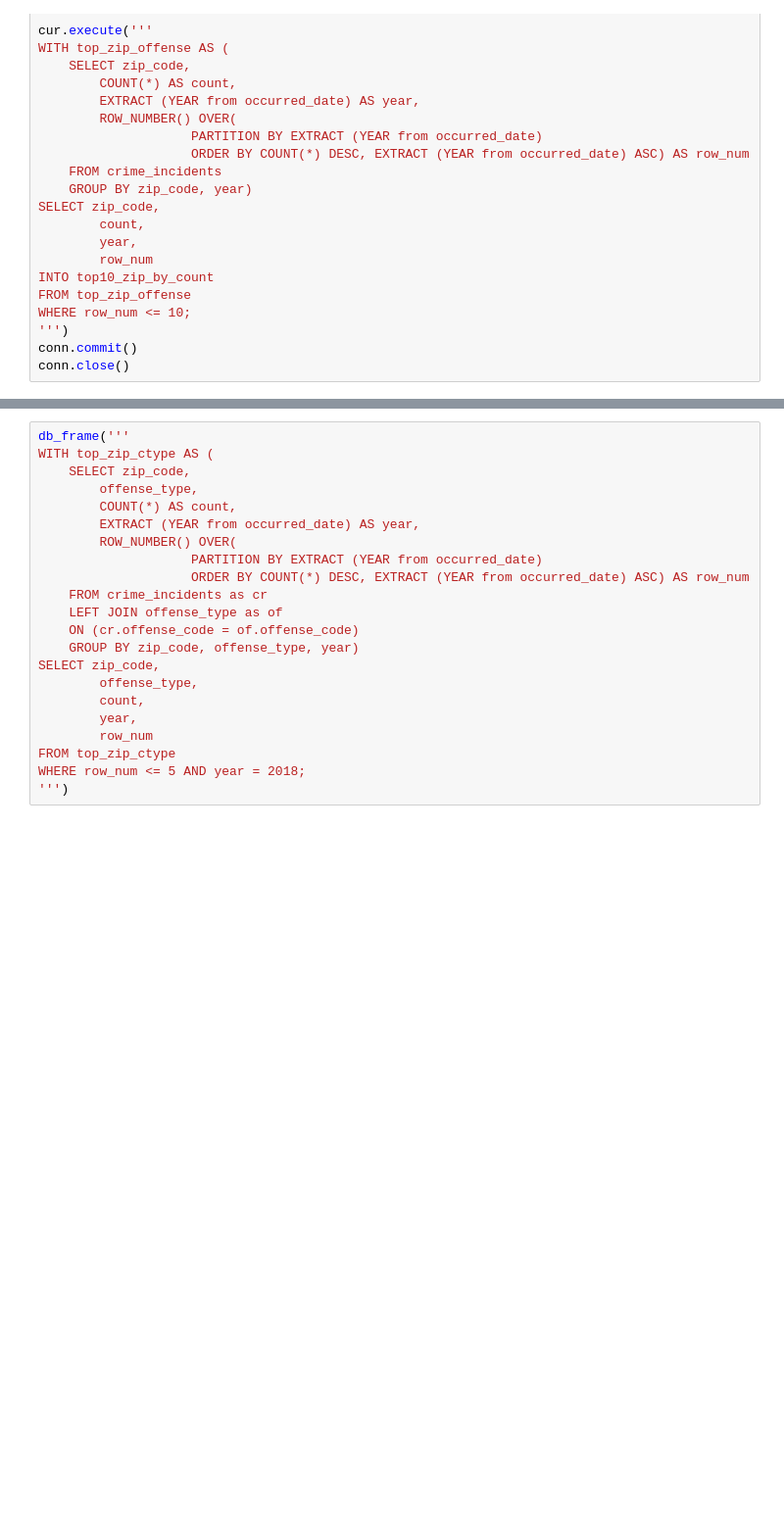
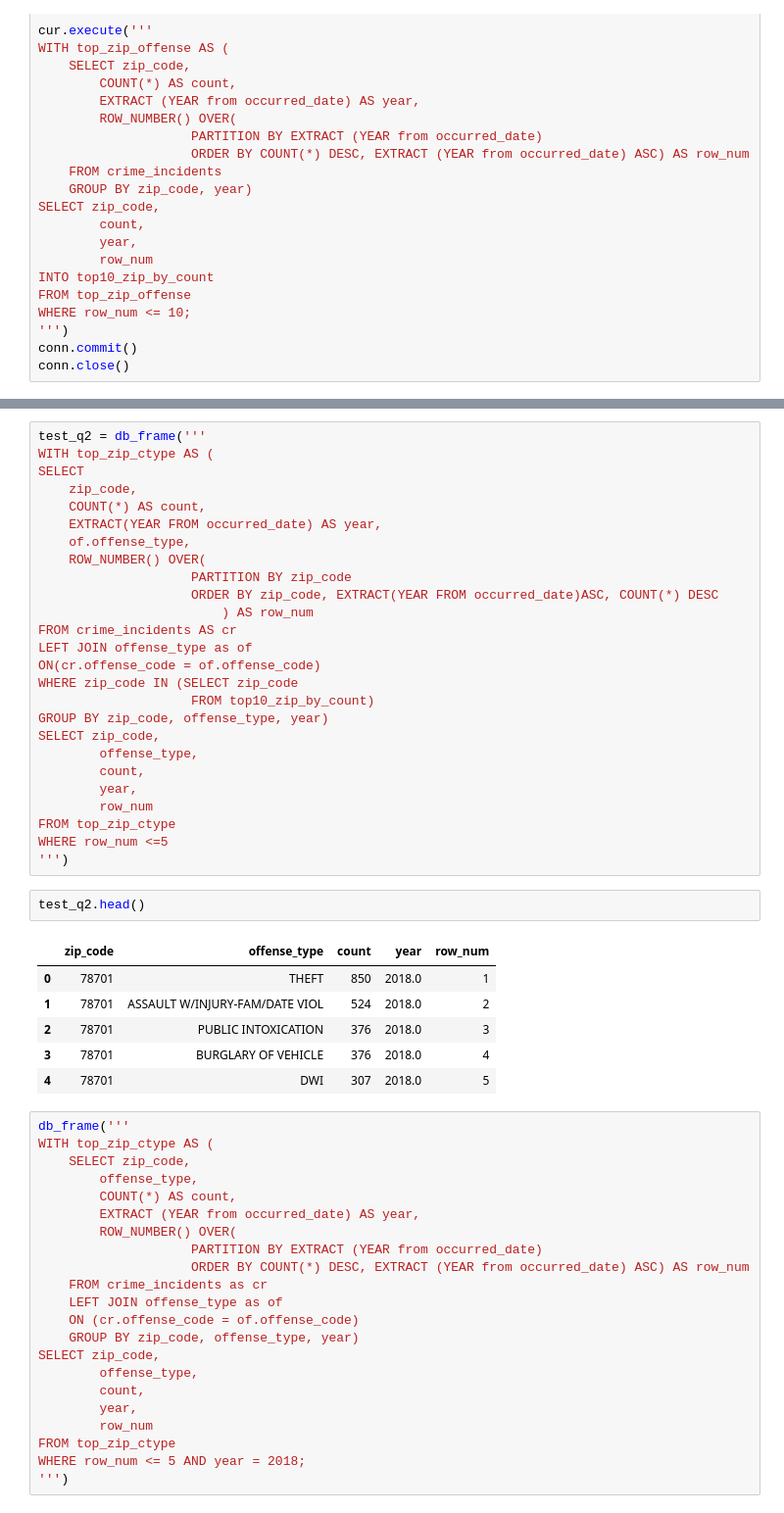
Before and after one commit to DonnieData/austin_crime_EDA, a Jupyter notebook: crime_data_EDA.ipynb, the cells around one changed output, grey strips where cells are left out. Shown: that part at 98% size. Drawn from its saved outputs; the diff is of its cells as text; blank space fills up the shorter version.

```diff
--- a/crime_data_EDA.ipynb
+++ b/crime_data_EDA.ipynb
@@ -1216,3 +1247,38 @@ db_frame('SELECT * FROM top10_zip_by_count').head()
+# %%
+test_q2 = db_frame('''
+WITH top_zip_ctype AS (
+SELECT
+    zip_code,
+    COUNT(*) AS count,
+    EXTRACT(YEAR FROM occurred_date) AS year,
+    of.offense_type,
+    ROW_NUMBER() OVER(
+                    PARTITION BY zip_code
+                    ORDER BY zip_code, EXTRACT(YEAR FROM occurred_date)ASC, COUNT(*) DESC
+                        ) AS row_num
+FROM crime_incidents AS cr
+LEFT JOIN offense_type as of
+ON(cr.offense_code = of.offense_code)
+WHERE zip_code IN (SELECT zip_code
+                    FROM top10_zip_by_count)
+GROUP BY zip_code, offense_type, year)
+SELECT zip_code,
+        offense_type,
+        count,
+        year,
+        row_num
+FROM top_zip_ctype
+WHERE row_num <=5
+''')
+# %%
+test_q2.head()
+# %% [output]
+|  | zip_code | offense_type | count | year | row_num |
+| 0 | 78701 | THEFT | 850 | 2018.0 | 1 |
+| 1 | 78701 | ASSAULT W/INJURY-FAM/DATE VIOL | 524 | 2018.0 | 2 |
+| 2 | 78701 | PUBLIC INTOXICATION | 376 | 2018.0 | 3 |
+| 3 | 78701 | BURGLARY OF VEHICLE | 376 | 2018.0 | 4 |
+| 4 | 78701 | DWI | 307 | 2018.0 | 5 |
 # %%
 db_frame('''
 WITH top_zip_ctype AS (
```
Also changed, not shown: parts of 7 cells of this notebook.
